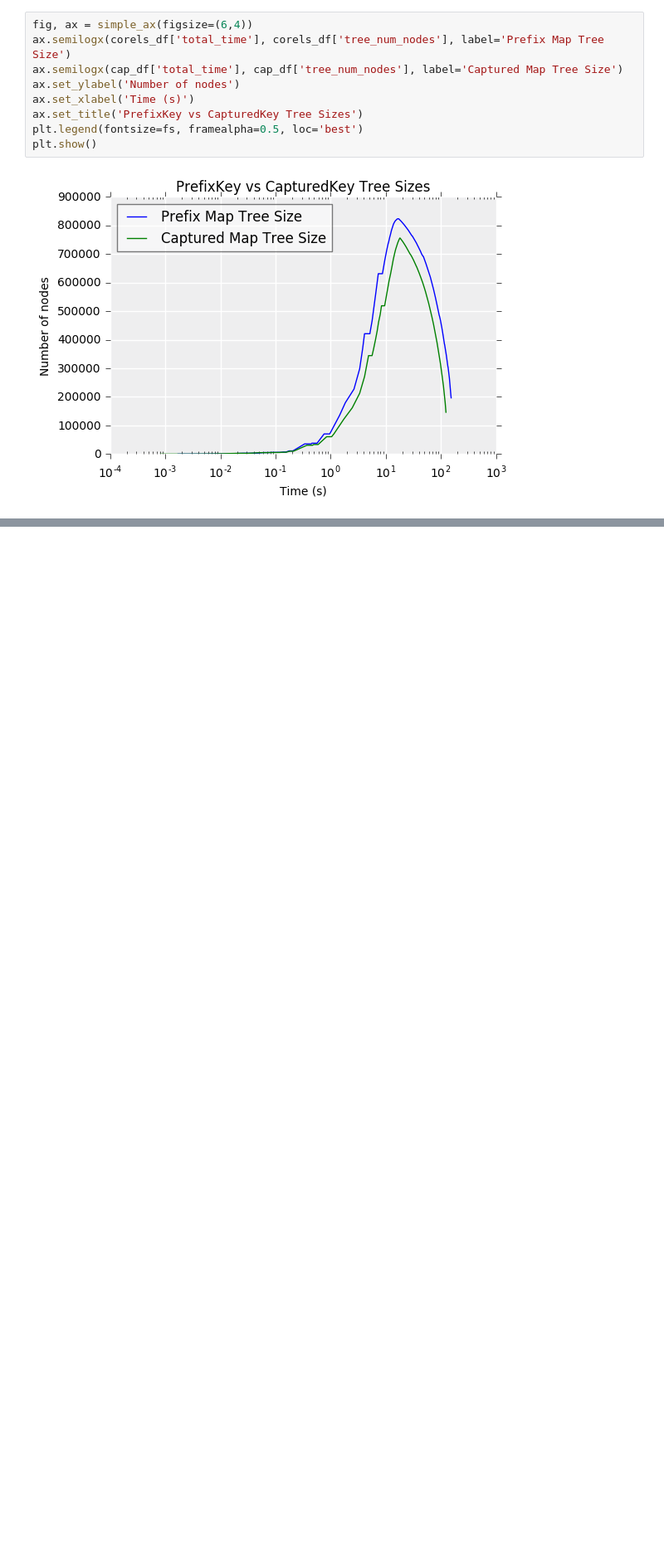
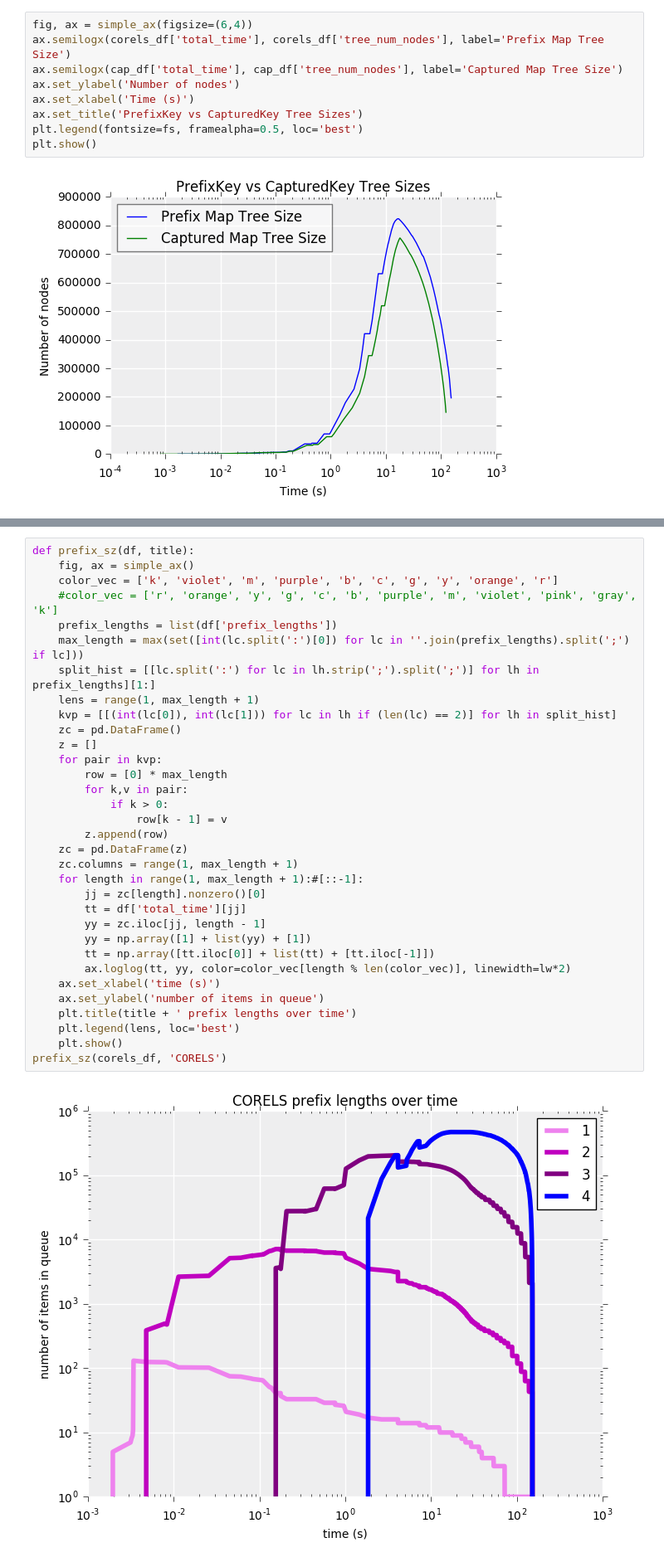
Before and after one commit to alexzheng587/corels, a Jupyter notebook: notebooks/Logs.ipynb, the cells around one changed output, grey strips where cells are left out. Shown at 83% size. Saved outputs shown, nothing was run; the diff lists cells and outputs as text; blank space fills up the shorter version.

```diff
--- a/notebooks/Logs.ipynb
+++ b/notebooks/Logs.ipynb
@@ -244,0 +274,35 @@ plt.show()
+# %%
+def prefix_sz(df, title):
+    fig, ax = simple_ax()
+    color_vec = ['k', 'violet', 'm', 'purple', 'b', 'c', 'g', 'y', 'orange', 'r']
+    #color_vec = ['r', 'orange', 'y', 'g', 'c', 'b', 'purple', 'm', 'violet', 'pink', 'gray', 'k']
+    prefix_lengths = list(df['prefix_lengths'])
+    max_length = max(set([int(lc.split(':')[0]) for lc in ''.join(prefix_lengths).split(';') if lc]))
+    split_hist = [[lc.split(':') for lc in lh.strip(';').split(';')] for lh in prefix_lengths][1:]
+    lens = range(1, max_length + 1)
+    kvp = [[(int(lc[0]), int(lc[1])) for lc in lh if (len(lc) == 2)] for lh in split_hist]
+    zc = pd.DataFrame()
+    z = []
+    for pair in kvp:
+        row = [0] * max_length
+        for k,v in pair:
+            if k > 0:
+                row[k - 1] = v
+        z.append(row)
+    zc = pd.DataFrame(z)
+    zc.columns = range(1, max_length + 1)
+    for length in range(1, max_length + 1):#[::-1]:
+        jj = zc[length].nonzero()[0]
+        tt = df['total_time'][jj]
+        yy = zc.iloc[jj, length - 1]
+        yy = np.array([1] + list(yy) + [1])
+        tt = np.array([tt.iloc[0]] + list(tt) + [tt.iloc[-1]])
+        ax.loglog(tt, yy, color=color_vec[length % len(color_vec)], linewidth=lw*2)
+    ax.set_xlabel('time (s)')
+    ax.set_ylabel('number of items in queue')
+    plt.title(title + ' prefix lengths over time')
+    plt.legend(lens, loc='best')
+    plt.show()
+prefix_sz(corels_df, 'CORELS')
+# %% [output]
+[figure, added]
```
Also changed, not shown: parts of 8 cells of this notebook.
